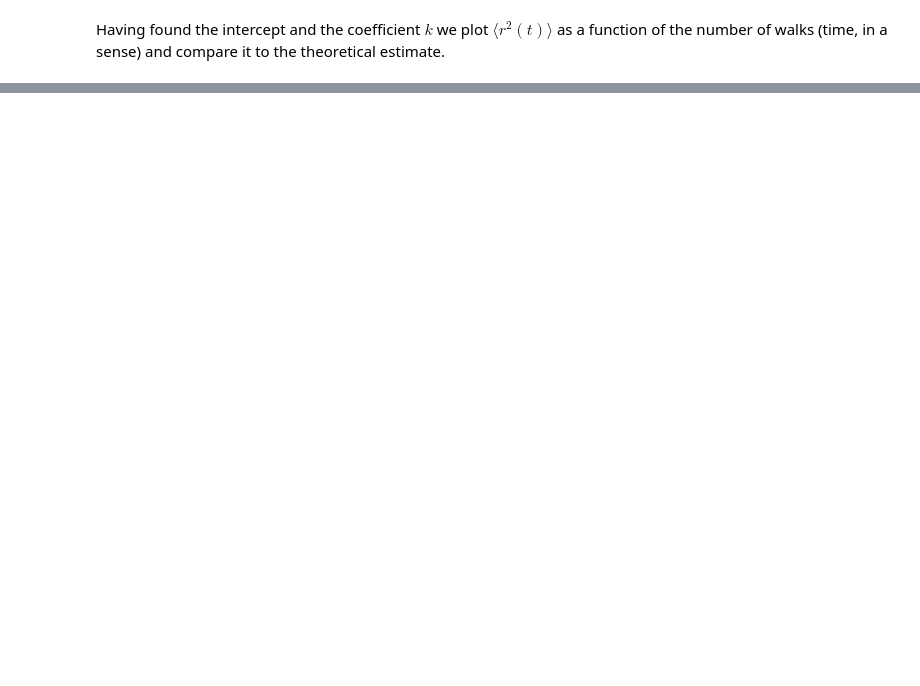
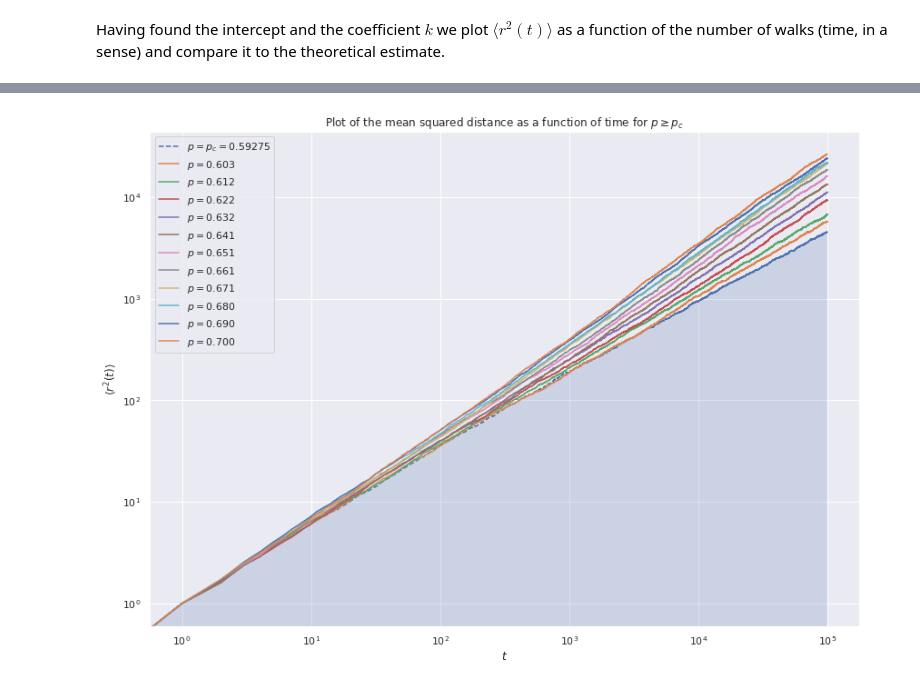
Before and after one commit to Schoyen/FYS4460, a Jupyter notebook: project-4/random-walks-on-the-spanning-cluster.ipynb, the cells around one changed output, grey strips where cells are left out. Cells and saved outputs as stored; diff of their text form; code cells hidden in the pictures; blank space fills up the shorter version.

```diff
--- a/project-4/random-walks-on-the-spanning-cluster.ipynb
+++ b/project-4/random-walks-on-the-spanning-cluster.ipynb
@@ -159,0 +219,25 @@ We also see how the theoretical estimate of the subdiffusion follows the data cl
+# %%
+plt.figure(figsize=(14, 10))
+
+plt.loglog(
+    num_walks_arr,
+    r_squared[0],
+    "--",
+    label=rf"$p = p_c = {p_c}$",
+)
+plt.fill_between(num_walks_arr, r_squared[0], alpha=0.2)
+
+for i, p in enumerate(p_arr[1:]):
+    plt.loglog(
+        num_walks_arr,
+        r_squared[i + 1],
+        label=rf"$p = {p:.3f}$"
+    )
+
+plt.legend(loc="best")
+plt.xlabel(r"$t$")
+plt.ylabel(r"$\langle r^2(t) \rangle$")
+plt.title(r"Plot of the mean squared distance as a function of time for $p \geq p_c$")
+plt.show()
+# %% [output]
+[figure, added]
```
Also changed, not shown: parts of 18 cells of this notebook.
